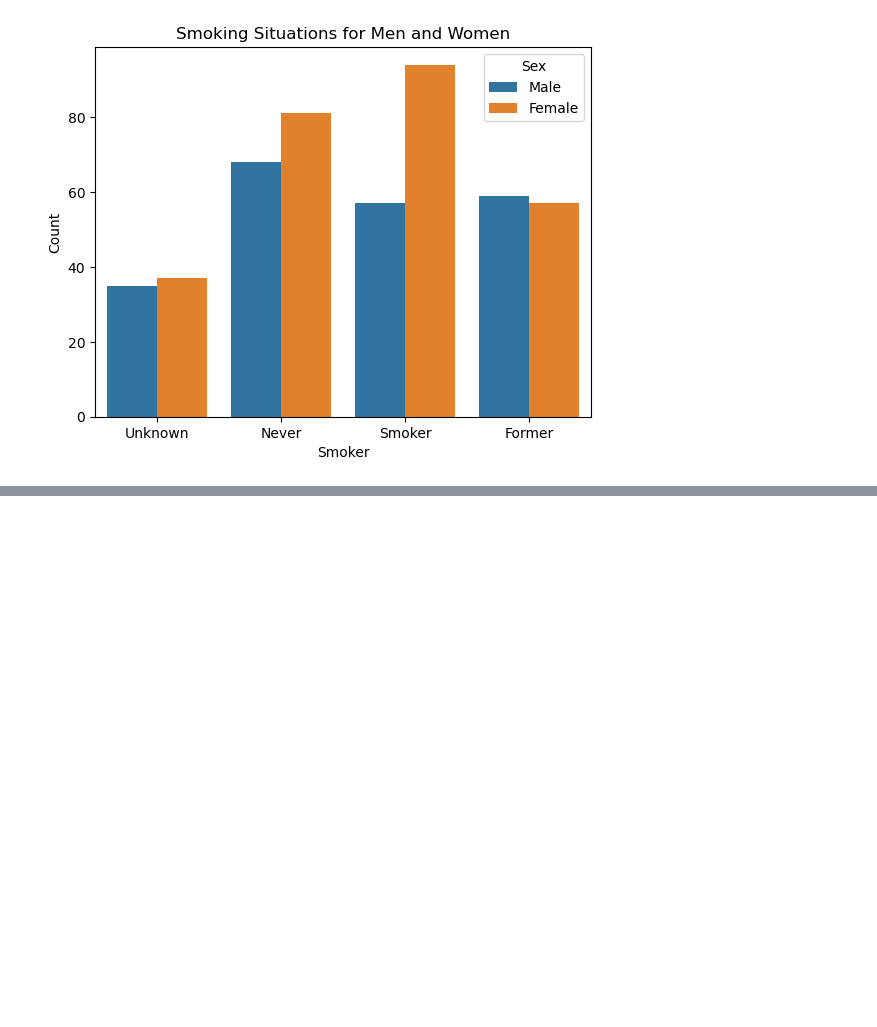
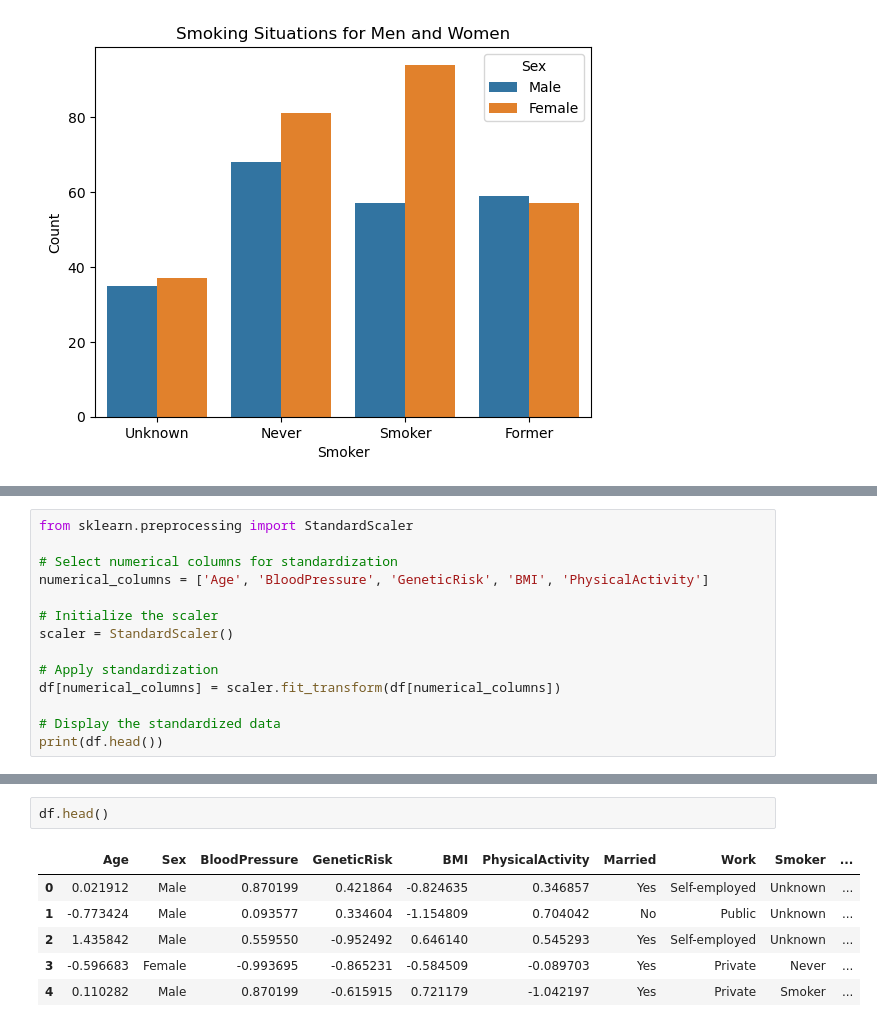
Before and after one commit to mohamd7ali/ML, a Jupyter notebook: PCA/PCA.ipynb, the cells around one changed output, grey strips where cells are left out. Saved outputs shown, nothing was run; the diff lists cells and outputs as text; blank space fills up the shorter version.

Commit message:
Add Standardization to the data

```diff
--- a/PCA/PCA.ipynb
+++ b/PCA/PCA.ipynb
@@ -130,0 +144,14 @@ plt.show()
+# %%
+from sklearn.preprocessing import StandardScaler
+
+# Select numerical columns for standardization
+numerical_columns = ['Age', 'BloodPressure', 'GeneticRisk', 'BMI', 'PhysicalActivity']
+
+# Initialize the scaler
+scaler = StandardScaler()
+
+# Apply standardization
+df[numerical_columns] = scaler.fit_transform(df[numerical_columns])
+
+# Display the standardized data
+print(df.head())
@@ -130,0 +172,9 @@ plt.show()
+# %%
+df.head()
+# %% [output]
+|  | Age | Sex | BloodPressure | GeneticRisk | BMI | PhysicalActivity | Married | Work | Smoker | ... |
+| 0 | 0.021912 | Male | 0.870199 | 0.421864 | -0.824635 | 0.346857 | Yes | Self-employed | Unknown | ... |
+| 1 | -0.773424 | Male | 0.093577 | 0.334604 | -1.154809 | 0.704042 | No | Public | Unknown | ... |
+| 2 | 1.435842 | Male | 0.559550 | -0.952492 | 0.646140 | 0.545293 | Yes | Self-employed | Unknown | ... |
+| 3 | -0.596683 | Female | -0.993695 | -0.865231 | -0.584509 | -0.089703 | Yes | Private | Never | ... |
+| 4 | 0.110282 | Male | 0.870199 | -0.615915 | 0.721179 | -1.042197 | Yes | Private | Smoker | ... |
```
Also changed, not shown: parts of 4 cells of this notebook.
